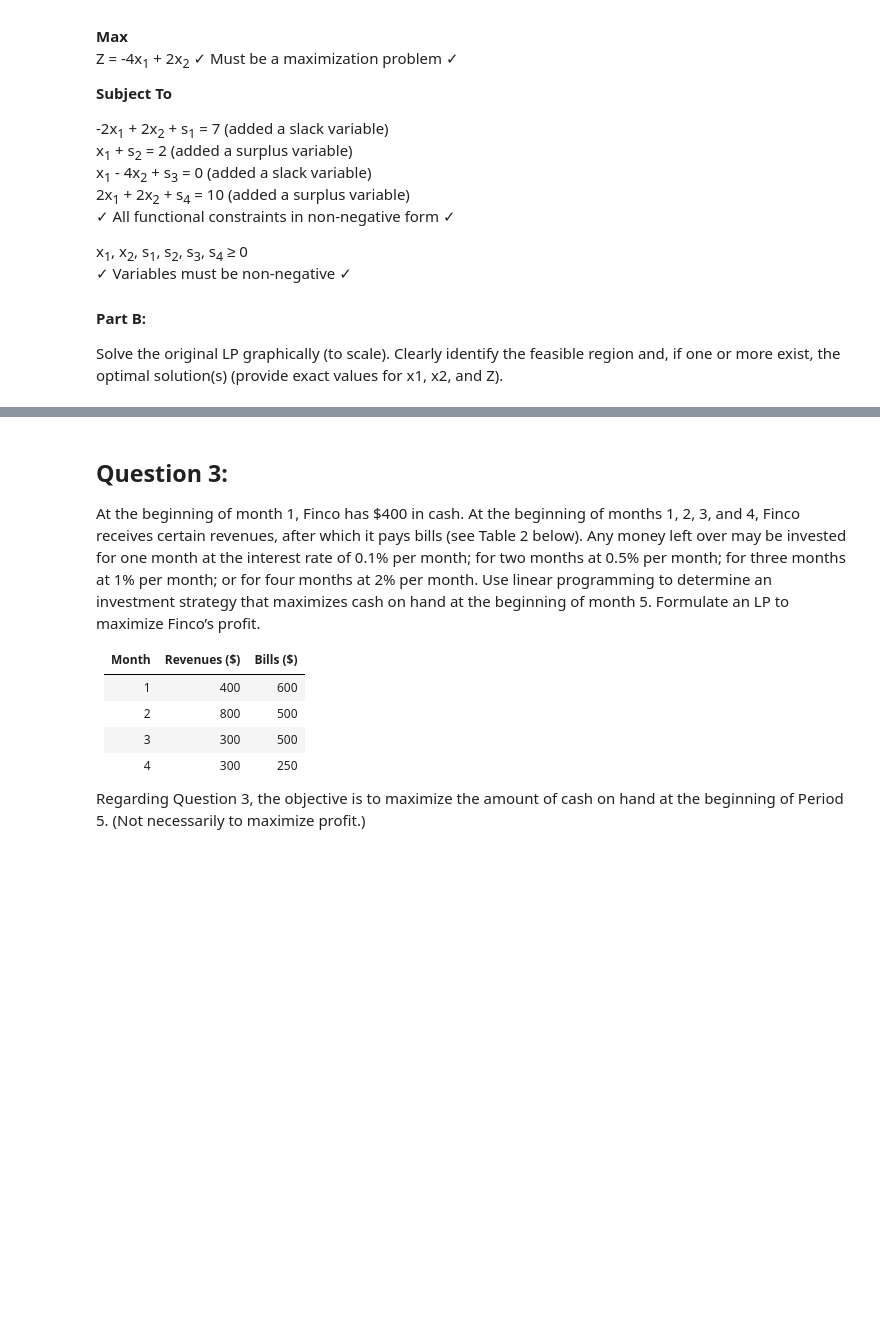
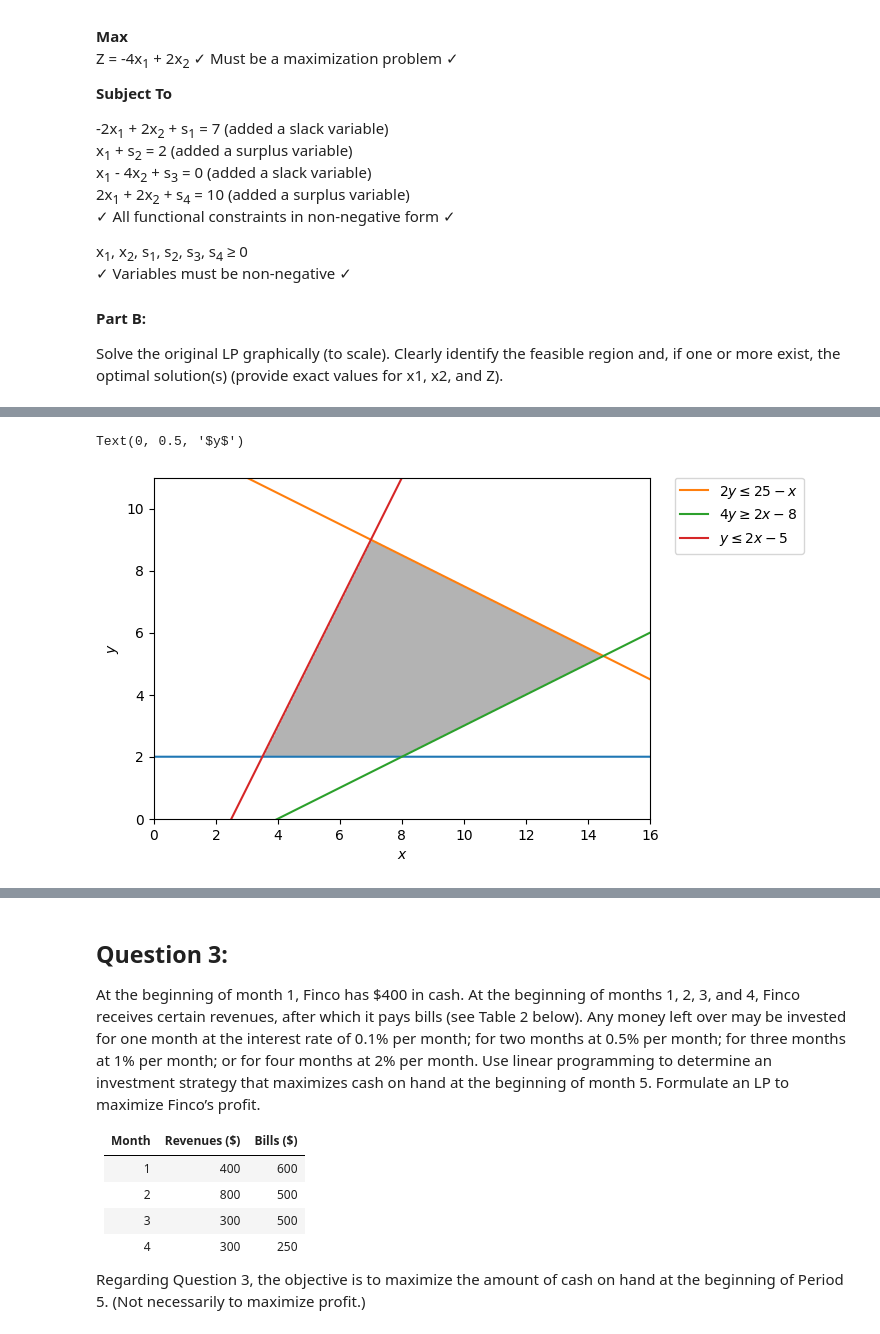
Before and after one commit to robords/basic_linear_programming, a Jupyter notebook: Homework_Assignment_1_Decision_Analysis_and_Formulation_and_Solving_LPs.ipynb, the cells around one changed output, grey strips where cells are left out. Cells and saved outputs as stored; diff of their text form; code cells hidden in the pictures; blank space fills up the shorter version.

```diff
--- a/Homework_Assignment_1_Decision_Analysis_and_Formulation_and_Solving_LPs.ipynb
+++ b/Homework_Assignment_1_Decision_Analysis_and_Formulation_and_Solving_LPs.ipynb
@@ -127,0 +194,33 @@ more exist, the optimal solution(s) (provide exact values for x1, x2, and Z).
+# %%
+# https://stackoverflow.com/questions/57017444/how-to-visualize-feasible-region-for-linear-programming-with-arbitrary-inequali
+# plot the feasible region
+d = np.linspace(-2,16,300)
+x,y = np.meshgrid(d,d)
+plt.imshow( ((y>=2) & (2*y<=25-x) & (4*y>=2*x-8) & (y<=2*x-5)).astype(int) ,
+                extent=(x.min(),x.max(),y.min(),y.max()),origin="lower", cmap="Greys", alpha = 0.3);
+
+
+# plot the lines defining the constraints
+x = np.linspace(0, 16, 2000) # 2000 linearly spaced numbers
+# y >= 2
+y1 = (x*0) + 2
+# 2y <= 25 - x
+y2 = (25-x)/2.0
+# 4y >= 2x - 8
+y3 = (2*x-8)/4.0
+# y <= 2x - 5
+y4 = 2 * x - 5
+
+# Make plot
+plt.plot(x, 2*np.ones_like(y1))
+plt.plot(x, y2, label=r'$2y\leq25-x$')
+plt.plot(x, y3, label=r'$4y\geq 2x - 8$')
+plt.plot(x, y4, label=r'$y\leq 2x-5$')
+plt.xlim(0,16)
+plt.ylim(0,11)
+plt.legend(bbox_to_anchor=(1.05, 1), loc=2, borderaxespad=0.)
+plt.xlabel(r'$x$')
+plt.ylabel(r'$y$')
+# %% [output]
+Text(0, 0.5, '$y$')
+[figure, added]
```
Also changed, not shown: parts of 5 cells of this notebook.
